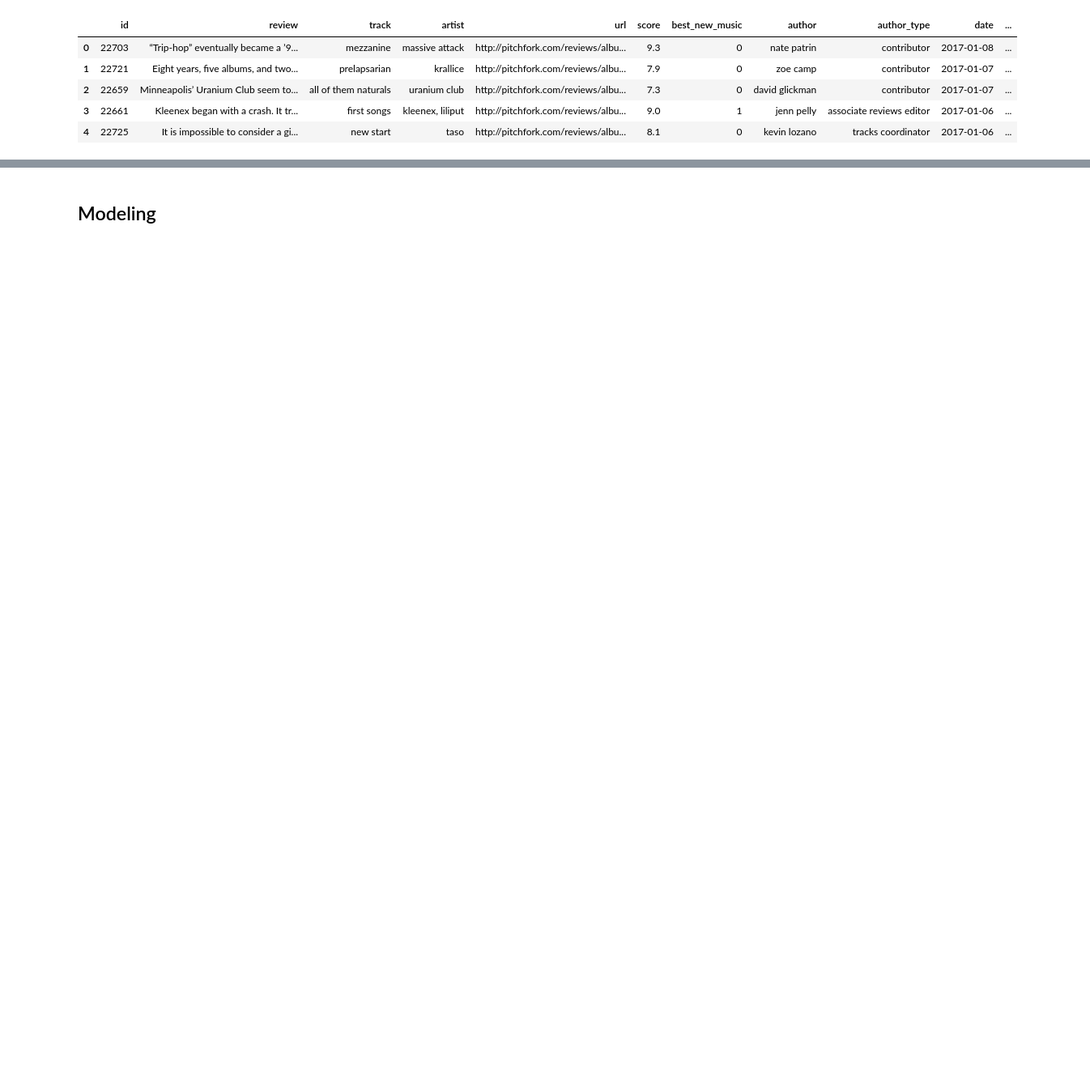
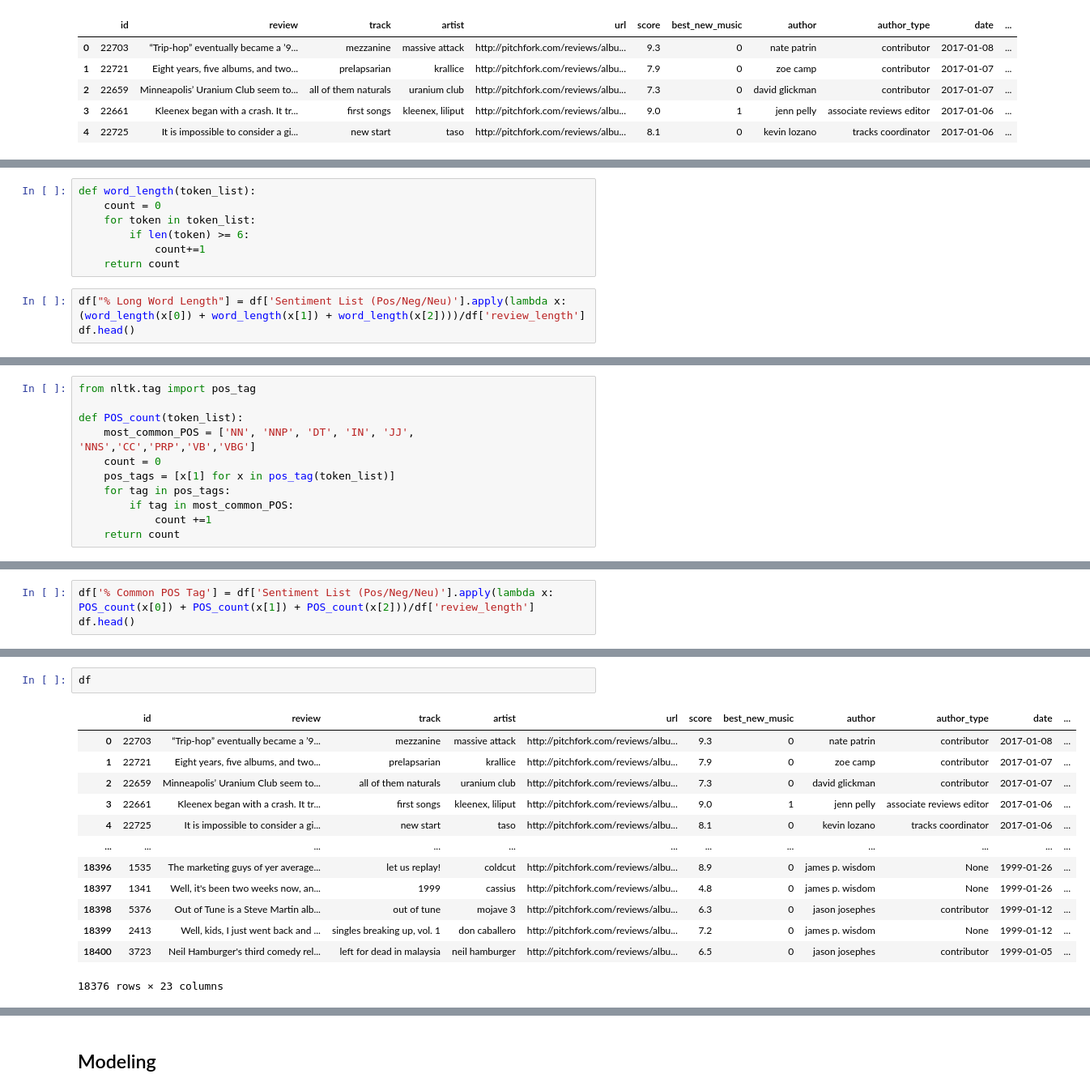
Before and after one commit to Lewy09-Tm25/Album-Reviews-Sentiment-Analysis, a Jupyter notebook: baseline_notebook.ipynb, the cells around one changed output, grey strips where cells are left out. Shown at 81% size. Drawn from its saved outputs; the diff is of its cells as text; blank space fills up the shorter version.

```diff
--- a/baseline_notebook.ipynb
+++ b/baseline_notebook.ipynb
@@ -81,0 +88,10 @@ df.head()
+# %%
+def word_length(token_list):
+    count = 0
+    for token in token_list:
+        if len(token) >= 6:
+            count+=1
+    return count
+# %%
+df["% Long Word Length"] = df['Sentiment List (Pos/Neg/Neu)'].apply(lambda x:(word_length(x[0]) + word_length(x[1]) + word_length(x[2])))/df['review_length']
+df.head()
@@ -81,0 +106,11 @@ df.head()
+# %%
+from nltk.tag import pos_tag
+
+def POS_count(token_list):
+    most_common_POS = ['NN', 'NNP', 'DT', 'IN', 'JJ', 'NNS','CC','PRP','VB','VBG']
+    count = 0
+    pos_tags = [x[1] for x in pos_tag(token_list)]
+    for tag in pos_tags:
+        if tag in most_common_POS:
+            count +=1
+    return count
@@ -81,0 +119,3 @@ df.head()
+# %%
+df['% Common POS Tag'] = df['Sentiment List (Pos/Neg/Neu)'].apply(lambda x: POS_count(x[0]) + POS_count(x[1]) + POS_count(x[2]))/df['review_length']
+df.head()
@@ -81,0 +130,16 @@ df.head()
+# %%
+df
+# %% [output]
+|  | id | review | track | artist | url | score | best_new_music | author | author_type | date | ... |
+| 0 | 22703 | “Trip-hop” eventually became a ’9... | mezzanine | massive attack | http://pitchfork.com/reviews/albu... | 9.3 | 0 | nate patrin | contributor | 2017-01-08 | ... |
+| 1 | 22721 | Eight years, five albums, and two... | prelapsarian | krallice | http://pitchfork.com/reviews/albu... | 7.9 | 0 | zoe camp | contributor | 2017-01-07 | ... |
+| 2 | 22659 | Minneapolis’ Uranium Club seem to... | all of them naturals | uranium club | http://pitchfork.com/reviews/albu... | 7.3 | 0 | david glickman | contributor | 2017-01-07 | ... |
+| 3 | 22661 | Kleenex began with a crash. It tr... | first songs | kleenex, liliput | http://pitchfork.com/reviews/albu... | 9.0 | 1 | jenn pelly | associate reviews editor | 2017-01-06 | ... |
+| 4 | 22725 | It is impossible to consider a gi... | new start | taso | http://pitchfork.com/reviews/albu... | 8.1 | 0 | kevin lozano | tracks coordinator | 2017-01-06 | ... |
+| ... | ... | ... | ... | ... | ... | ... | ... | ... | ... | ... | ... |
+| 18396 | 1535 | The marketing guys of yer average... | let us replay! | coldcut | http://pitchfork.com/reviews/albu... | 8.9 | 0 | james p. wisdom | None | 1999-01-26 | ... |
+| 18397 | 1341 | Well, it's been two weeks now, an... | 1999 | cassius | http://pitchfork.com/reviews/albu... | 4.8 | 0 | james p. wisdom | None | 1999-01-26 | ... |
+| 18398 | 5376 | Out of Tune is a Steve Martin alb... | out of tune | mojave 3 | http://pitchfork.com/reviews/albu... | 6.3 | 0 | jason josephes | contributor | 1999-01-12 | ... |
+| 18399 | 2413 | Well, kids, I just went back and ... | singles breaking up, vol. 1 | don caballero | http://pitchfork.com/reviews/albu... | 7.2 | 0 | james p. wisdom | None | 1999-01-12 | ... |
+| 18400 | 3723 | Neil Hamburger's third comedy rel... | left for dead in malaysia | neil hamburger | http://pitchfork.com/reviews/albu... | 6.5 | 0 | jason josephes | contributor | 1999-01-05 | ... |
+18376 rows × 23 columns
```
Also changed, not shown: parts of 21 cells of this notebook.
